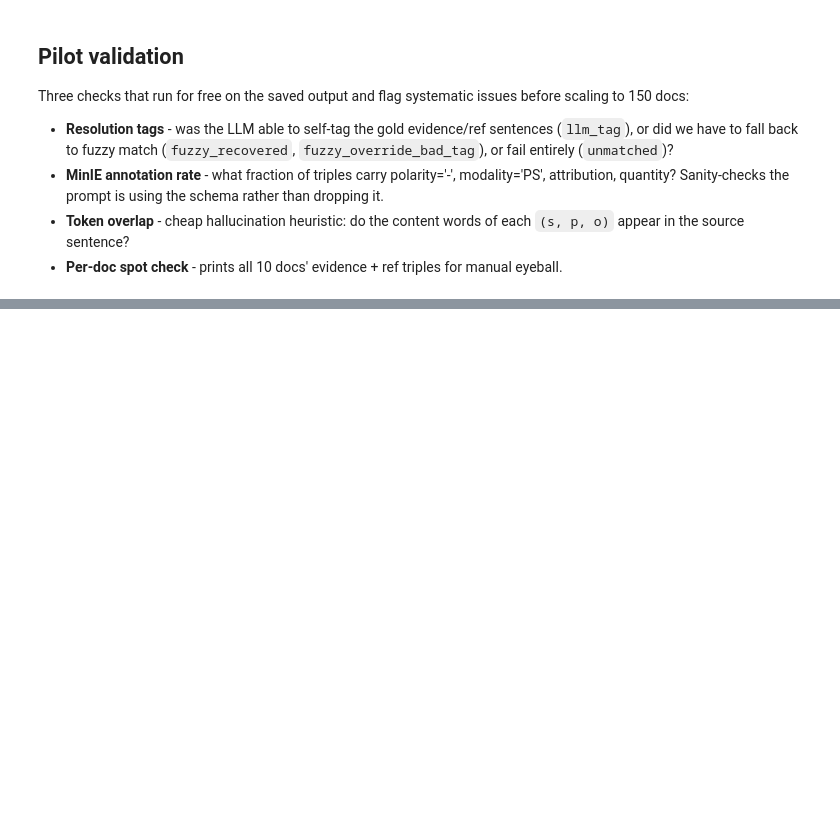
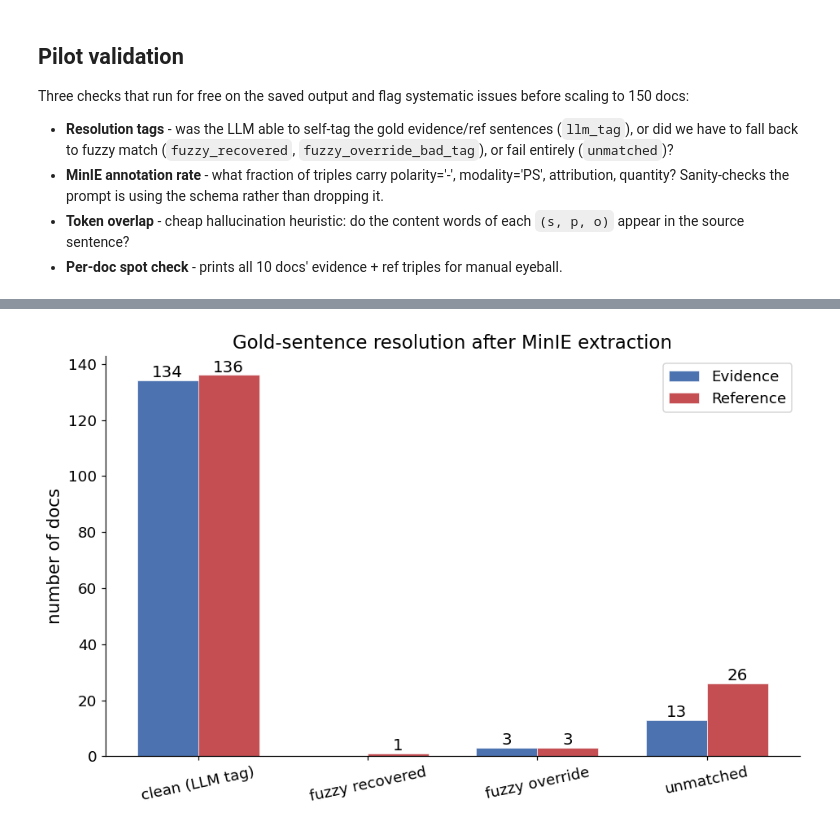
Before and after one commit to Phyke/AT82.05-Claim-Contradiction-Over-Knowledge-Graphs, a Jupyter notebook: experiments/02b_triples_extraction_minie_style.ipynb, the cells around one changed output, grey strips where cells are left out. Drawn from its saved outputs; the diff is of its cells as text; code cells hidden in the pictures; blank space fills up the shorter version.

```diff
--- a/experiments/02b_triples_extraction_minie_style.ipynb
+++ b/experiments/02b_triples_extraction_minie_style.ipynb
@@ -763,0 +749,98 @@ Triples extracted: 9150
+# %%
+import matplotlib.pyplot as plt
+import numpy as np
+
+PLOT_DIR = Path("plots/02b_triples_extraction")
+PLOT_DIR.mkdir(parents=True, exist_ok=True)
+
+plt.rcParams.update({
+    "figure.dpi": 110,
+    "savefig.dpi": 300,
+    "savefig.bbox": "tight",
+    "font.size": 13,
+    "axes.titlesize": 15,
+    "axes.labelsize": 14,
+    "xtick.labelsize": 12,
+    "ytick.labelsize": 12,
+    "legend.fontsize": 12,
+    "figure.titlesize": 15,
+    "axes.spines.top": False,
+    "axes.spines.right": False,
+})
+
+C_BLUE, C_RED, C_GREEN, C_PURPLE, C_YELLOW = "#4C72B0", "#C44E52", "#55A868", "#8172B2", "#CCB974"
+
+# --- Plot 1: gold sentence resolution ---
+tag_order = ["llm_tag", "fuzzy_recovered", "fuzzy_override_bad_tag", "unmatched"]
+tag_labels = ["clean (LLM tag)", "fuzzy recovered", "fuzzy override", "unmatched"]
+ev_counts = [ev_tags.get(t, 0) for t in tag_order]
+ref_counts = [ref_tags.get(t, 0) for t in tag_order]
+x = np.arange(len(tag_order))
+w = 0.36
+fig, ax = plt.subplots(figsize=(10, 5.8))
+ax.bar(x - w / 2, ev_counts, w, label="Evidence", color=C_BLUE, edgecolor="white", linewidth=0.4)
+ax.bar(x + w / 2, ref_counts, w, label="Reference", color=C_RED, edgecolor="white", linewidth=0.4)
+for i, (e, r) in enumerate(zip(ev_counts, ref_counts)):
+    if e:
+        ax.text(i - w / 2, e, str(e), ha="center", va="bottom")
+    if r:
+        ax.text(i + w / 2, r, str(r), ha="center", va="bottom")
+ax.set_xticks(x)
+ax.set_xticklabels(tag_labels, rotation=12)
+ax.set_ylabel("number of docs")
+ax.set_title("Gold-sentence resolution after MinIE extraction")
+ax.legend()
+fig.savefig(PLOT_DIR / "resolution_tags.png")
+plt.show()
+
+# --- Plot 2: triples per doc ---
+trip_per_doc = [sum(len(s["triples"]) for s in r["sentences"]) for r in records]
+fig, ax = plt.subplots(figsize=(10, 5.8))
+ax.hist(trip_per_doc, bins=20, color=C_BLUE, edgecolor="white", linewidth=0.4)
+mean_t = sum(trip_per_doc) / len(trip_per_doc)
+sorted_t = sorted(trip_per_doc)
+med_t = sorted_t[len(sorted_t) // 2]
+ax.axvline(mean_t, color=C_RED, linestyle="--", linewidth=2.0, label=f"mean = {mean_t:.1f}")
+ax.axvline(med_t, color=C_GREEN, linestyle="--", linewidth=2.0, label=f"median = {med_t}")
+ax.set_xlabel("triples per document")
+ax.set_ylabel("number of docs")
+ax.set_title("Triple count per document")
+ax.legend()
+fig.savefig(PLOT_DIR / "triples_per_doc.png")
+plt.show()
+
+# --- Plot 3: MinIE annotation rates ---
+n_t = len(all_triples)
+shares = {
+    "polarity = '-'": sum(1 for _, _, t in all_triples if t["polarity"] == "-") / n_t * 100,
+    "modality = 'PS'": sum(1 for _, _, t in all_triples if t["modality"] == "PS") / n_t * 100,
+    "attribution": sum(1 for _, _, t in all_triples if t["attribution"]) / n_t * 100,
+    "quantity": sum(1 for _, _, t in all_triples if t["quantity"] is not None) / n_t * 100,
+}
+fig, ax = plt.subplots(figsize=(10, 5.8))
+colors = [C_BLUE, C_GREEN, C_PURPLE, C_YELLOW]
+bars = ax.bar(list(shares.keys()), list(shares.values()), color=colors, edgecolor="white", linewidth=0.4)
+for bar, v in zip(bars, shares.values()):
+    ax.text(bar.get_x() + bar.get_width() / 2, v, f"{v:.1f}%", ha="center", va="bottom")
+ax.set_ylabel("share of all triples (%)")
+ax.set_title(f"MinIE annotation coverage (n = {n_t} triples)")
+ax.set_ylim(0, max(shares.values()) * 1.18)
+fig.savefig(PLOT_DIR / "minie_rates.png")
+plt.show()
+
+# --- Plot 4: token overlap ---
+fig, ax = plt.subplots(figsize=(10, 5.8))
+ax.hist(ratios, bins=np.linspace(0.0, 1.0, 21), color=C_BLUE, edgecolor="white", linewidth=0.4)
+mean_o = sum(ratios) / len(ratios)
+ax.axvline(mean_o, color=C_RED, linestyle="--", linewidth=2.0, label=f"mean = {mean_o * 100:.1f}%")
+ax.axvline(0.8, color=C_GREEN, linestyle=":", linewidth=2.0, label="grounding threshold = 0.80")
+ax.set_xlabel("triple-to-source content-token overlap")
+ax.set_ylabel("number of triples")
+ax.set_title(f"Token overlap (hallucination heuristic, n = {len(ratios)} triples)")
+ax.legend()
+fig.savefig(PLOT_DIR / "token_overlap.png")
+plt.show()
+
+print(f"Saved 4 plots to {PLOT_DIR.resolve()}")
+# %% [output]
+[figure, added]
```
Also changed, not shown: parts of 7 cells of this notebook, 17 other files.
